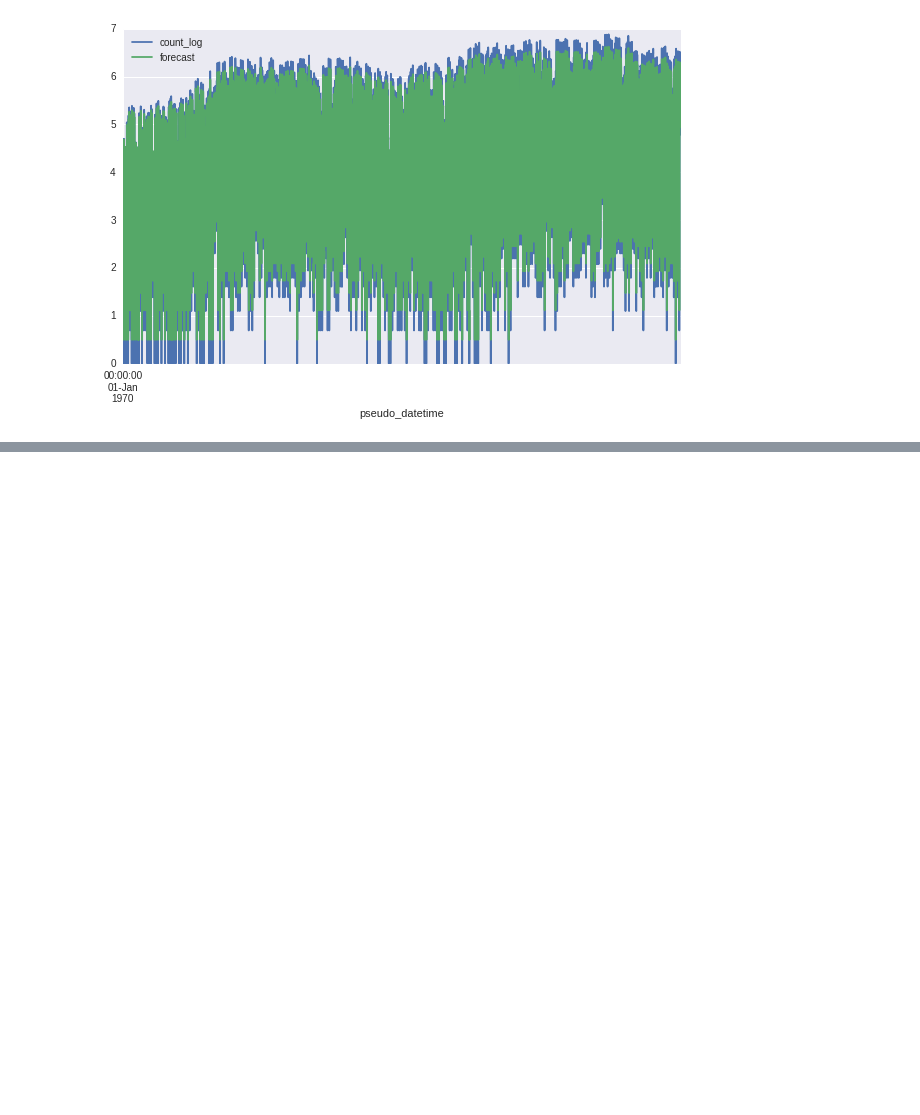
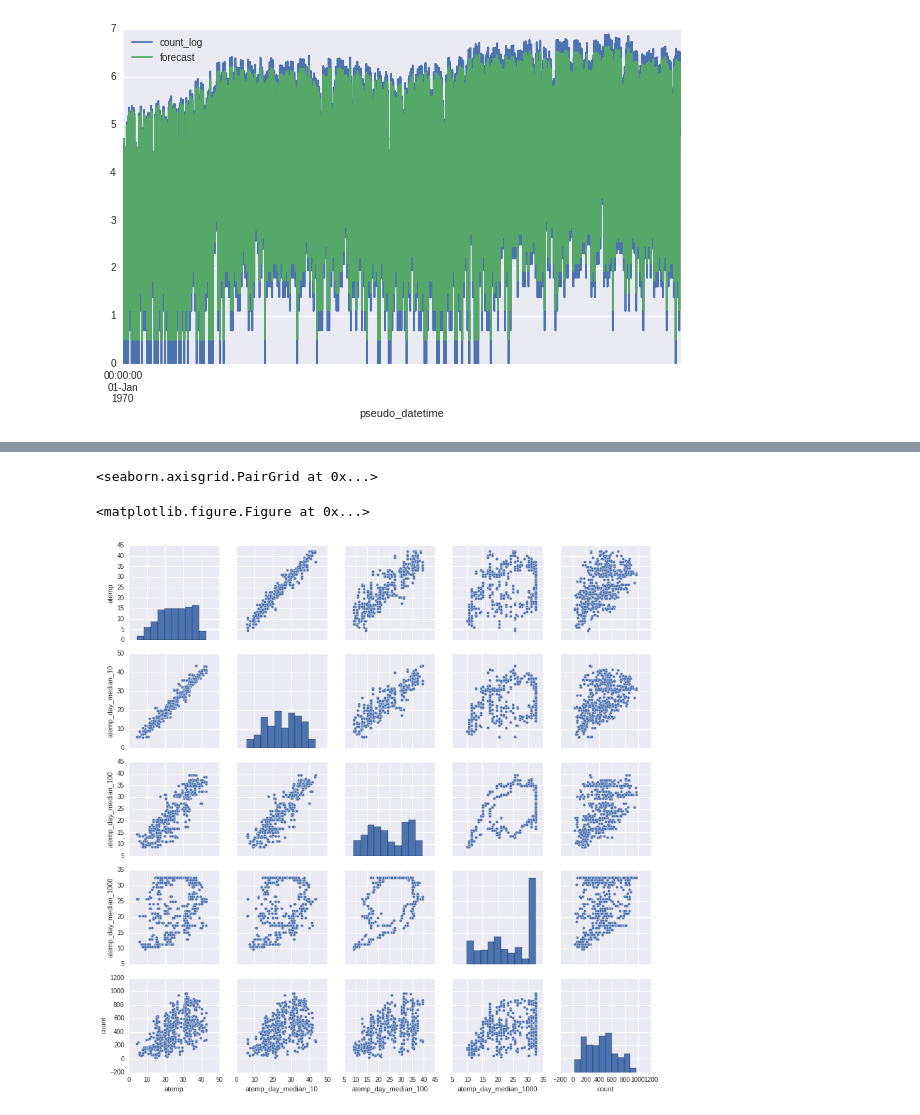
Before and after one commit to jakubczakon/bike_sharing_demand, a Jupyter notebook: notebooks/jungle/exploration_zoo.ipynb, the cells around one changed output, grey strips where cells are left out. Cells and saved outputs as stored; diff of their text form; code cells hidden in the pictures; blank space fills up the shorter version.

```diff
--- a/notebooks/jungle/exploration_zoo.ipynb
+++ b/notebooks/jungle/exploration_zoo.ipynb
@@ -319,0 +427,9 @@ arima_model.predict()
+# %%
+late_day_peak_subset = train[(train["time_hour"]>16) & (train["time_hour"]<19)]
+
+plt.figure(figsize=(10,4))
+sns.pairplot(late_day_peak_subset[["atemp","atemp_day_median_10",'atemp_day_median_100','atemp_day_median_1000',"count"]])
+# %% [output]
+<seaborn.axisgrid.PairGrid at 0x...>
+<matplotlib.figure.Figure at 0x...>
+[figure, added]
```
Also changed, not shown: parts of 28 cells of this notebook, 13 other files.
